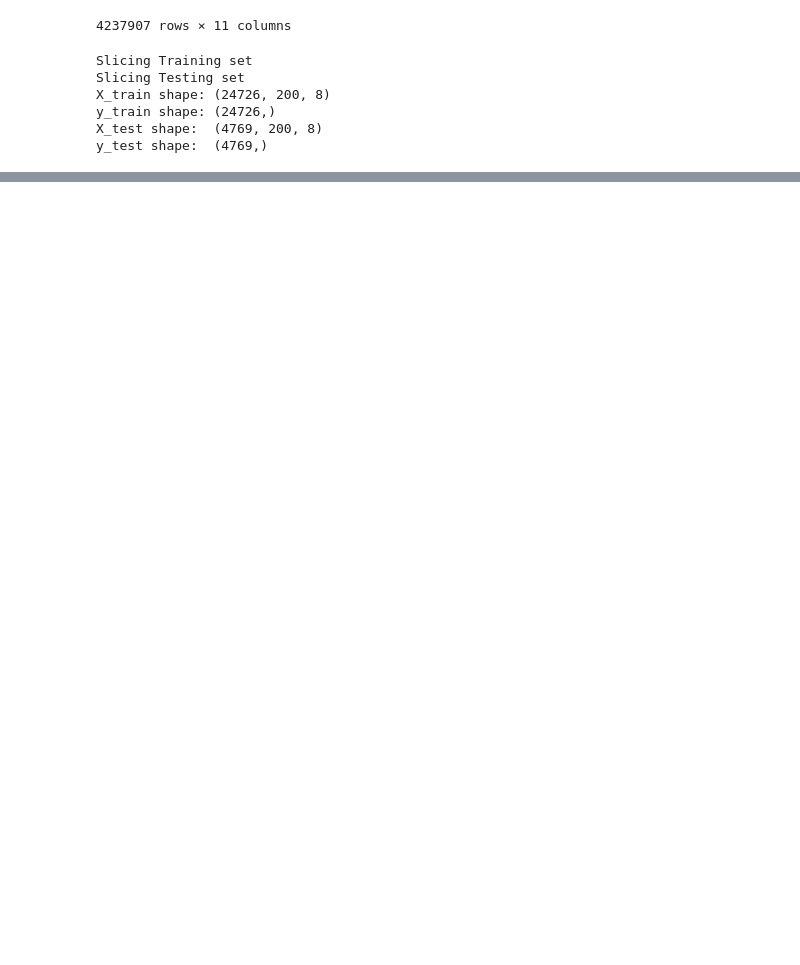
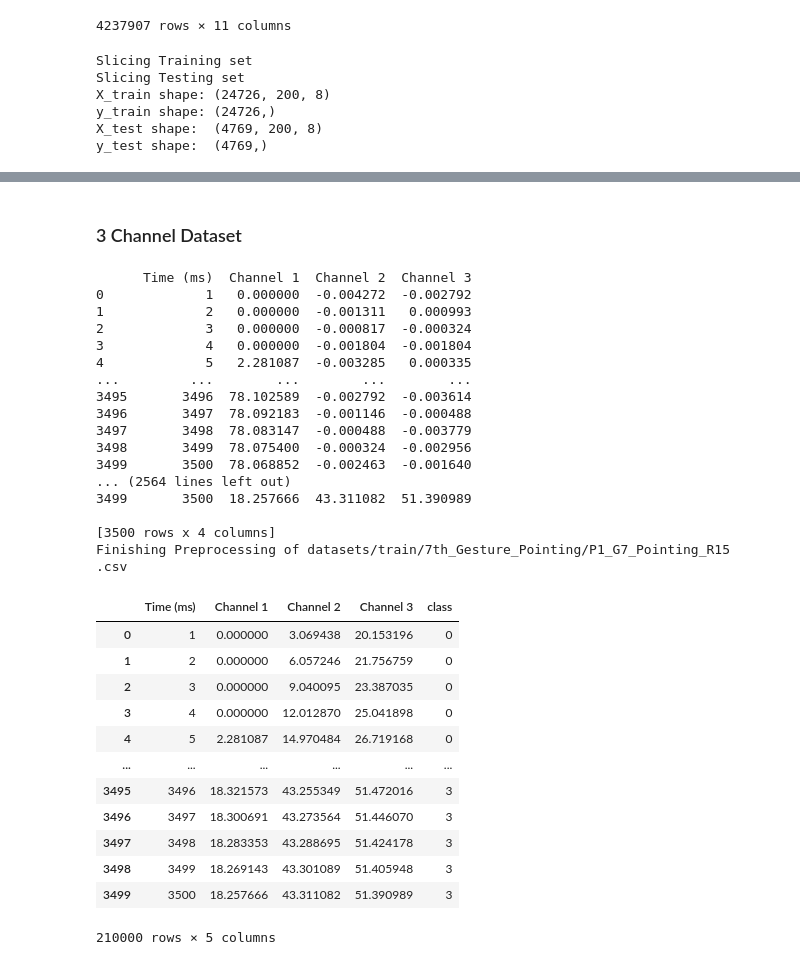
Before and after one commit to KimThanhNguyen1409/Machine_Learning, a Jupyter notebook: EMG/EMG.ipynb, the cells around one changed output, grey strips where cells are left out. Saved outputs shown, nothing was run; the diff lists cells and outputs as text; code cells hidden in the pictures; blank space fills up the shorter version.

Commit message:
[FEAT] New preprocess for model

```diff
--- a/EMG/EMG.ipynb
+++ b/EMG/EMG.ipynb
@@ -200,0 +201,2 @@ Test accuracy: 88.57%
+# %% [markdown]
+### 3 Channel Dataset
@@ -200,0 +272,41 @@ Test accuracy: 88.57%
+# %%
+all_file_paths = []
+for i in range(1, 16):
+    all_file_paths.append(f"datasets/train/1st_Gesture_Resting/P1_G1_Resting_R{i:02d} .csv")
+    all_file_paths.append(f"datasets/train/2nd_Gesture_Fist/P1_G2_Fist_R{i:02d} .csv")
+    all_file_paths.append(f"datasets/train/4th_Gesture_Open_Hand/P1_G4_Open_Hand_R{i:02d} .csv")
+    all_file_paths.append(f"datasets/train/7th_Gesture_Pointing/P1_G7_Pointing_R{i:02d} .csv")
+
+full_data = load_and_preprocess_dataset(all_file_paths)
+full_data
+# %% [output]
+      Time (ms)  Channel 1  Channel 2  Channel 3
+0             1   0.000000  -0.004272  -0.002792
+1             2   0.000000  -0.001311   0.000993
+2             3   0.000000  -0.000817  -0.000324
+3             4   0.000000  -0.001804  -0.001804
+4             5   2.281087  -0.003285   0.000335
+...         ...        ...        ...        ...
+3495       3496  78.102589  -0.002792  -0.003614
+3496       3497  78.092183  -0.001146  -0.000488
+3497       3498  78.083147  -0.000488  -0.003779
+3498       3499  78.075400  -0.000324  -0.002956
+3499       3500  78.068852  -0.002463  -0.001640
+... (2564 lines left out)
+3499       3500  18.257666  43.311082  51.390989
+
+[3500 rows x 4 columns]
+Finishing Preprocessing of datasets/train/7th_Gesture_Pointing/P1_G7_Pointing_R15 .csv
+|  | Time (ms) | Channel 1 | Channel 2 | Channel 3 | class |
+| 0 | 1 | 0.000000 | 3.069438 | 20.153196 | 0 |
+| 1 | 2 | 0.000000 | 6.057246 | 21.756759 | 0 |
+| 2 | 3 | 0.000000 | 9.040095 | 23.387035 | 0 |
+| 3 | 4 | 0.000000 | 12.012870 | 25.041898 | 0 |
+| 4 | 5 | 2.281087 | 14.970484 | 26.719168 | 0 |
+| ... | ... | ... | ... | ... | ... |
+| 3495 | 3496 | 18.321573 | 43.255349 | 51.472016 | 3 |
+| 3496 | 3497 | 18.300691 | 43.273564 | 51.446070 | 3 |
+| 3497 | 3498 | 18.283353 | 43.288695 | 51.424178 | 3 |
+| 3498 | 3499 | 18.269143 | 43.301089 | 51.405948 | 3 |
+| 3499 | 3500 | 18.257666 | 43.311082 | 51.390989 | 3 |
+210000 rows × 5 columns
```
Also changed, not shown: parts of 2 cells of this notebook.
